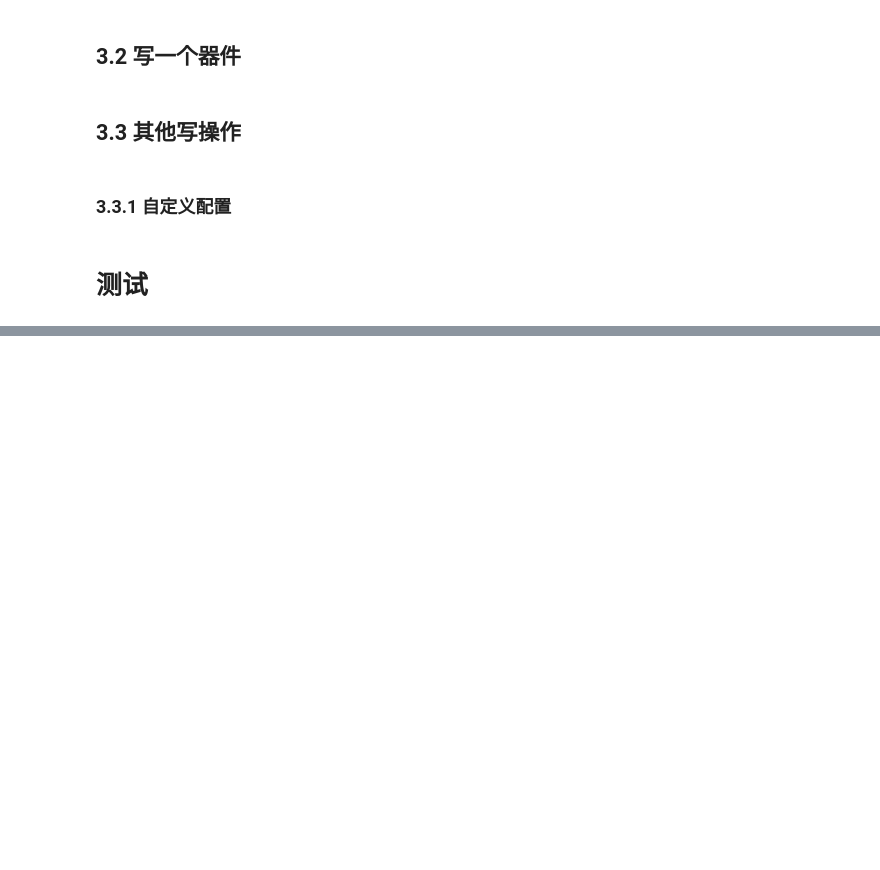
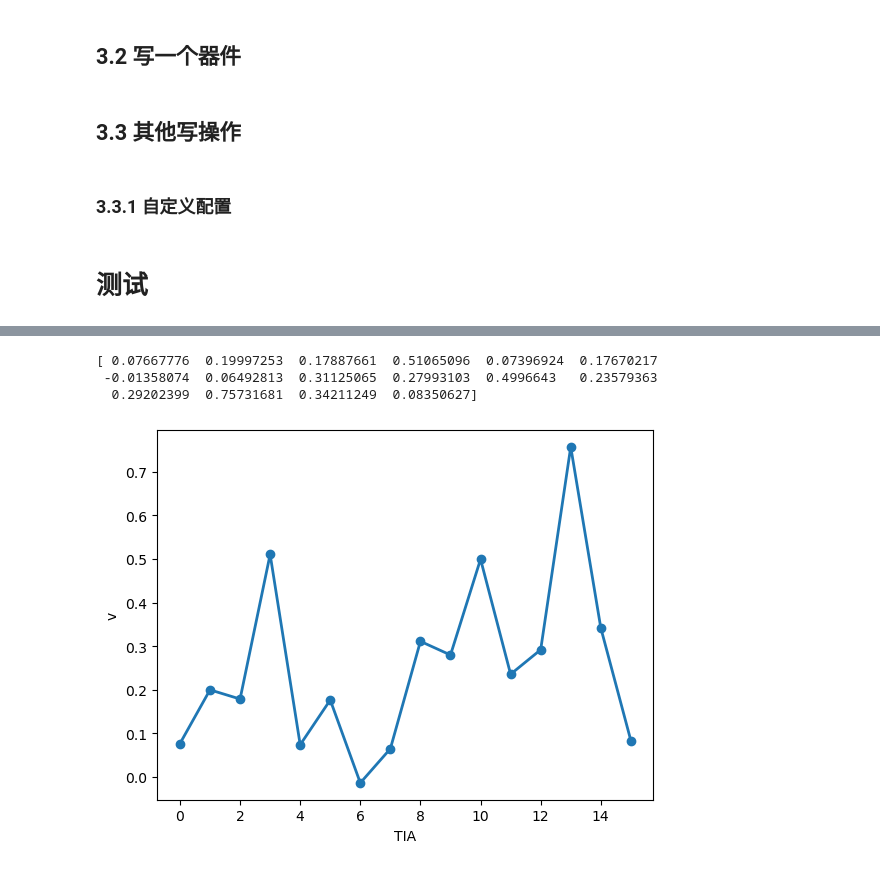
Before and after one commit to bei-meng/host_computer, a Jupyter notebook: 读写操作.ipynb, the cells around one changed output, grey strips where cells are left out. Cells and saved outputs as stored; diff of their text form; code cells hidden in the pictures; blank space fills up the shorter version.

```diff
--- a/读写操作.ipynb
+++ b/读写操作.ipynb
@@ -103,0 +285,21 @@ chip.generate_write_pulse()
+# %%
+
+
+chip.set_cim_reset()
+chip.set_bank([i for i in range(8)],row=False,value=0xFFFF_FFFF)
+chip.set_bank([i for i in range(8)],row=True,value=0xFFFF_FFFF)
+chip.generate_read_pulse()
+
+cond1,voltage1 = chip.get_tia_out([k for k in range(16)])
+print(voltage1)
+cond1,voltage1 = cond1,voltage1
+plt.figure()
+plt.ylabel("v")
+plt.xlabel("TIA")
+plt.plot(voltage1, marker='o', linestyle='-', linewidth=2,label="1")
+plt.show()
+# %% [output]
+[ 0.07667776  0.19997253  0.17887661  0.51065096  0.07396924  0.17670217
+ -0.01358074  0.06492813  0.31125065  0.27993103  0.4996643   0.23579363
+  0.29202399  0.75731681  0.34211249  0.08350627]
+[figure, added]
```
Also changed, not shown: parts of 11 cells of this notebook, 4 other files.
